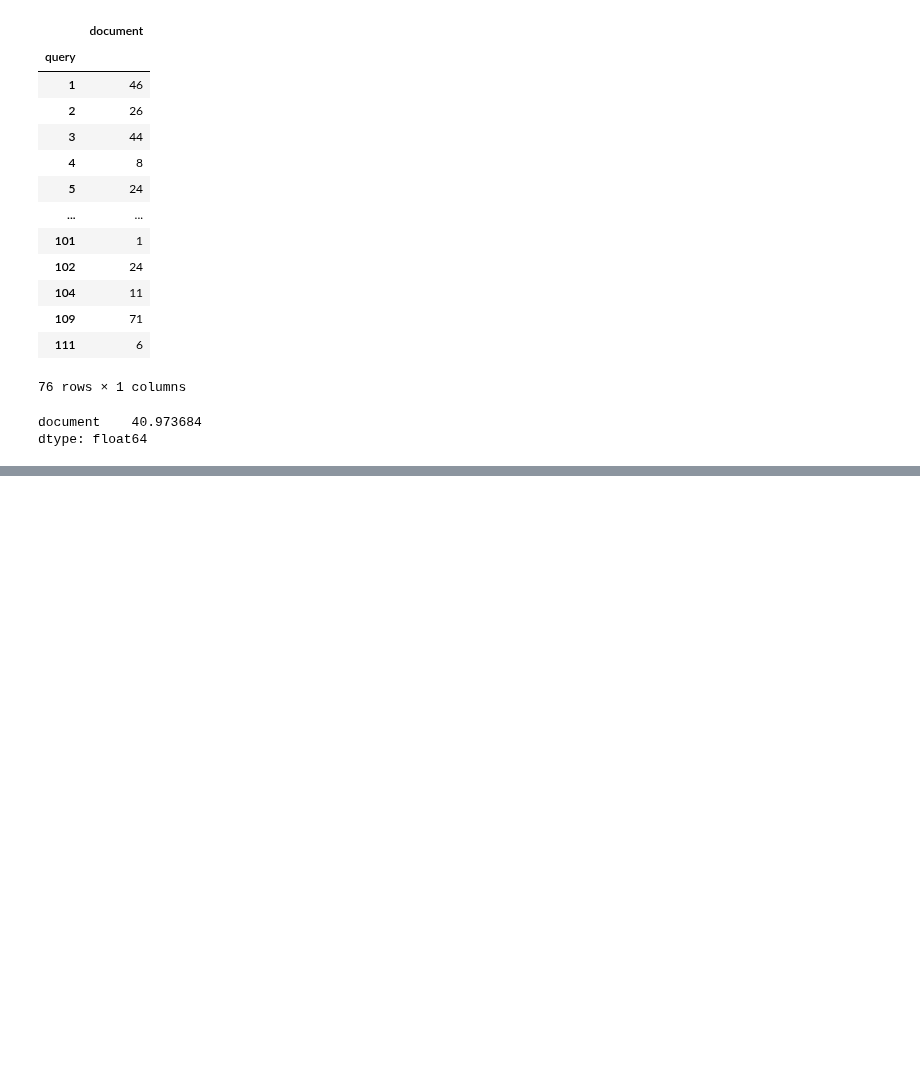
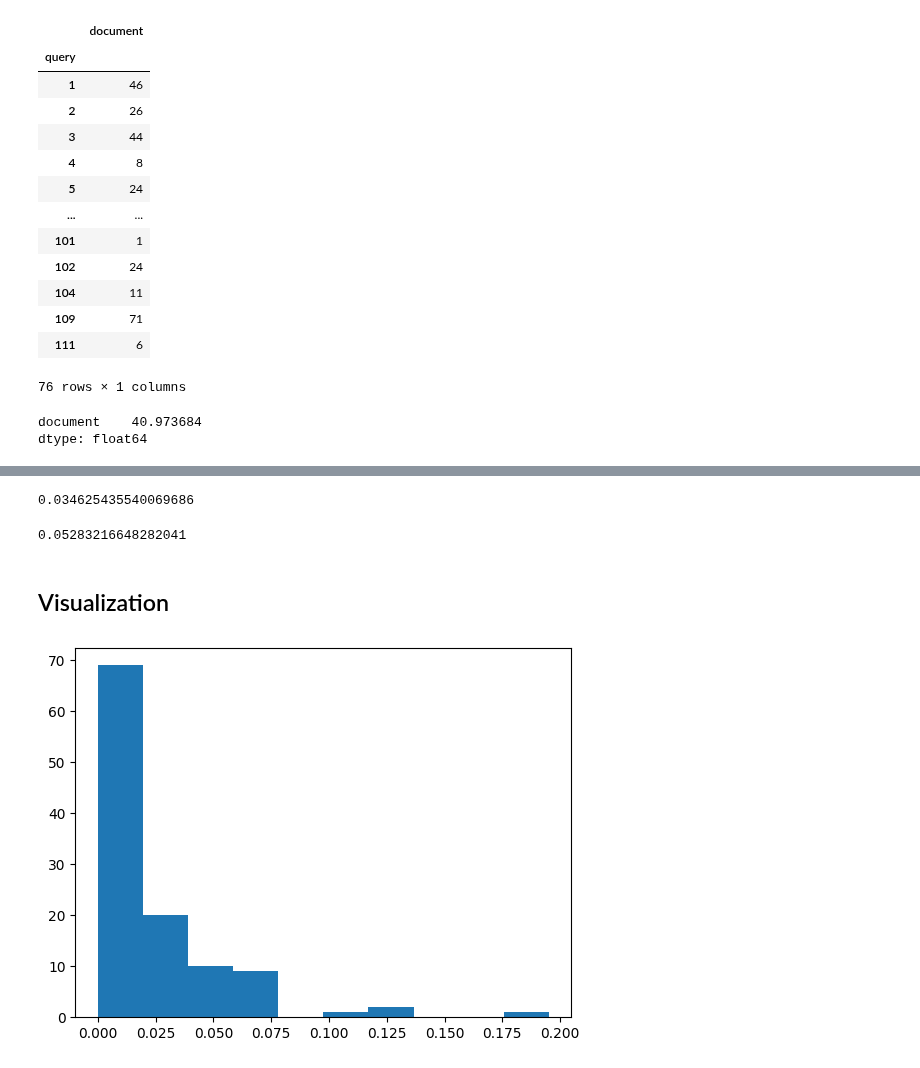
Before and after one commit to tundraparisi/dscoding-projects, a Jupyter notebook: sergio.picascia/cisi-project/usage.ipynb, the cells around one changed output, grey strips where cells are left out. Cells and saved outputs as stored; diff of their text form; code cells hidden in the pictures; blank space fills up the shorter version.

```diff
--- a/sergio.picascia/cisi-project/usage.ipynb
+++ b/sergio.picascia/cisi-project/usage.ipynb
@@ -116,0 +185,5 @@ dtype: float64
+# %%
+for j, query in enumerate(data.queries['text'].values):
+    q_words = list({vocabulary[word] for word in query.split(' ') if word in vocabulary})
+    for i, document in enumerate(tf_documents):
+        tf_similarity[j][i] = tf_documents[i][q_words].sum()
@@ -116,0 +206,32 @@ dtype: float64
+# %%
+results = tf_similarity.argsort(axis=1)[:, -41:]
+# %%
+scores = []
+
+for query in range(results.shape[0]):
+    y_pred = results[query] + 1
+    y_true = data.relations.loc[data.relations['query'] == query+1, 'document']
+
+    scores.append(len(np.intersect1d(y_pred, y_true)) / len(y_pred))
+# %%
+np.array(scores).mean()
+# %% [output]
+0.034625435540069686
+# %%
+threshold = 0.5
+scores = []
+
+for i, query in enumerate(tf_similarity):
+    y_pred = np.argwhere(query > threshold).flatten() + 1
+    y_true = data.relations.loc[data.relations['query'] == i+1, 'document']
+
+    if y_pred.any():
+        scores.append(len(np.intersect1d(y_pred, y_true)) / len(y_pred))
+    else:
+        scores.append(0)
+# %%
+np.array(scores).mean()
+# %% [output]
+0.05283216648282041
+# %% [markdown]
+## Visualization
@@ -116,0 +240,6 @@ dtype: float64
+# %%
+fig, ax = plt.subplots()
+ax.hist(scores)
+plt.show()
+# %% [output]
+[figure, added]
```
Also changed, not shown: parts of 22 cells of this notebook.
